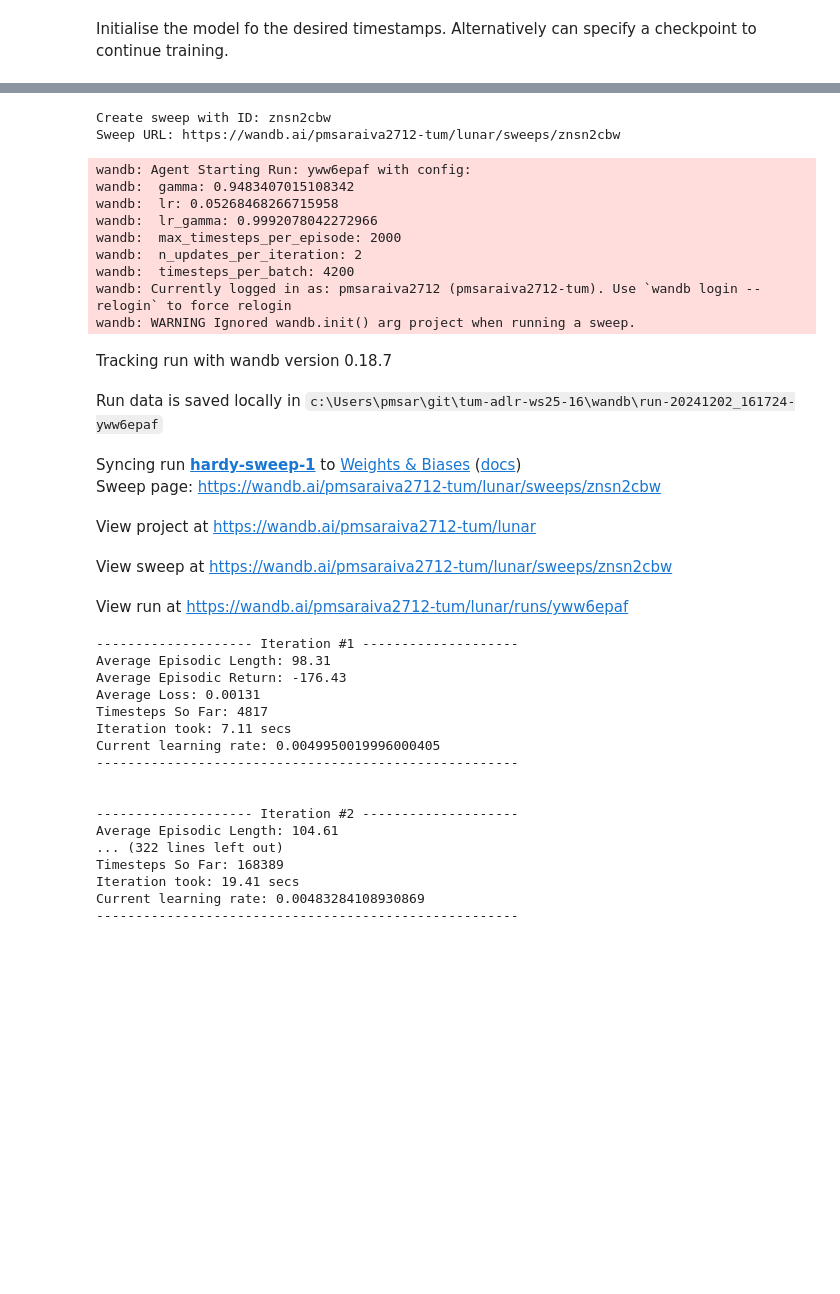
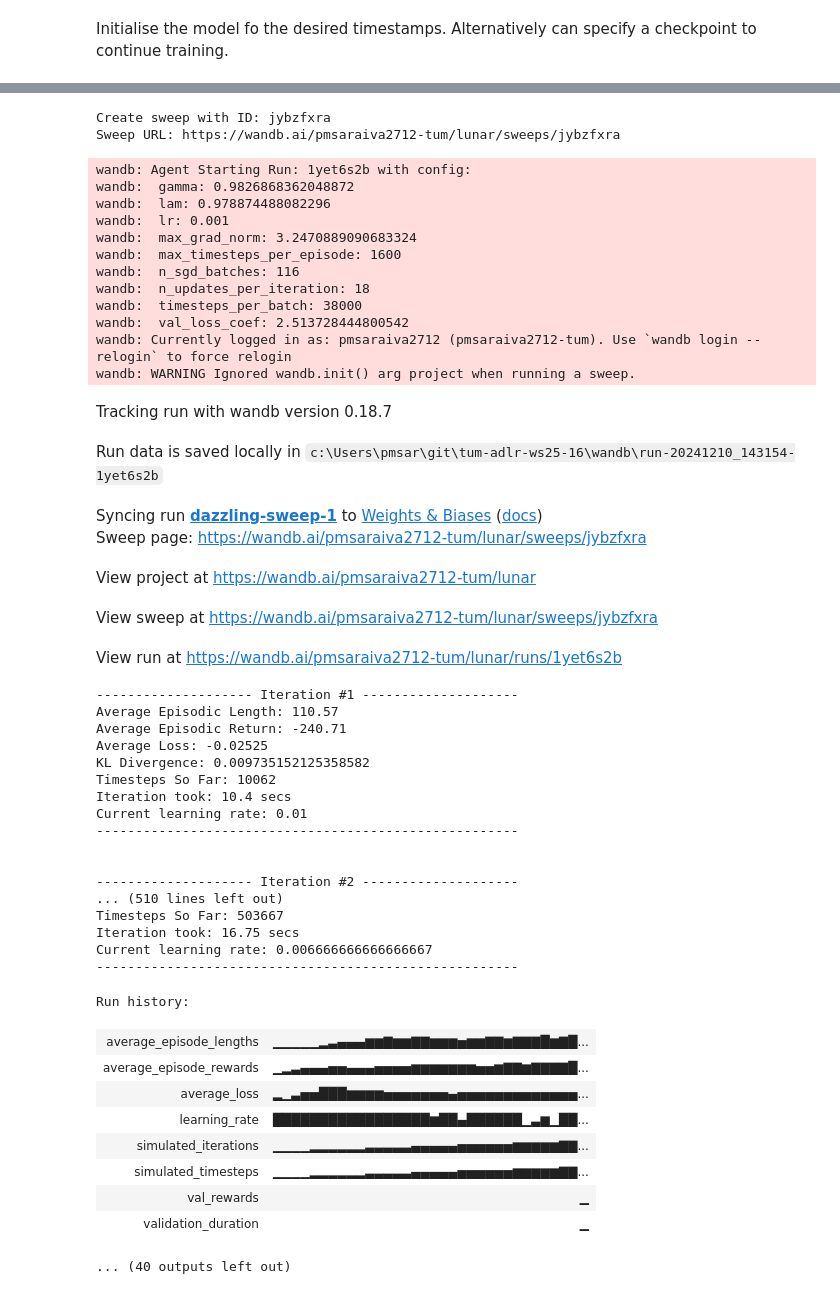
Before and after one commit to Paulomen2712/tum-adlr-ws25-16, a Jupyter notebook: PPO_lunar_lander_hyperparameter.ipynb, the cells around one changed output, grey strips where cells are left out. Drawn from its saved outputs; the diff is of its cells as text; code cells hidden in the pictures; blank space fills up the shorter version.

```diff
--- a/PPO_lunar_lander_hyperparameter.ipynb
+++ b/PPO_lunar_lander_hyperparameter.ipynb
@@ -22,7 +17,7 @@ from logger import WandbSummaryWritter
 Setup the hyperparameters in the code cell below.
 # %%
 misc_hyperparameters = {
-    'save_freq': 50  ,                           # How often we save in number of iterations
+    'save_freq': 0  ,                           # How often we save in number of iterations
     'num_workers': 8  ,
     'seed': None
 }
@@ -64,56 +89,68 @@ sweep_config = {
 # %%
 def train_model(config = None):
     logger = WandbSummaryWritter(project='lunar', config =config)
-    ppo = ppo = PPO(logger,**misc_hyperparameters) if config is None else PPO(summary_writter=logger, lr = config.lr, gamma = config.gamma, n_updates_per_iteration = config.n_updates_per_iteration, max_timesteps_per_episode = config.max_timesteps_per_episode, **misc_hyperparameters)
+    ppo = ppo = PPO(logger,**misc_hyperparameters) if config is None else PPO(summary_writter=logger, **config, **misc_hyperparameters)
     ppo.train(TOTAL_TIMESTEPS_TO_TRAIN)
 
-    env = LunarContinuous().make_environment_for_recording()
-    val_rews, val_dur = ppo.validate(VAL_ITER,env)
+    val_rews, val_dur = ppo.validate(VAL_ITER, False)
 
     wandb.log({
         "val_rewards": np.mean(val_rews),
-        "validation_duration": np.mean(val_dur),
-        "max_reward_video": wandb.Video(f"videos\\rl-video-episode-{np.argmax(val_rews)}.mp4", fps=4, format="mp4")
+        "validation_duration": np.mean(val_dur)
+        # "max_reward_video": wandb.Video(f"videos\\rl-video-episode-{np.argmax(val_rews)}.mp4", fps=4, format="mp4")
     })
 # %% [markdown]
 Initialise the model fo the desired timestamps. Alternatively can specify a checkpoint to continue training.
 # %%
 sweep_id = wandb.sweep(sweep_config, project="lunar")
-wandb.agent(sweep_id, function=train_model)
+wandb.agent(sweep_id, function=train_model, count=MAX_RUN_COUNT)
 # %% [output]
 wandb: Using wandb-core as the SDK backend.  Please refer to https://wandb.me/wandb-core for more information.
-Create sweep with ID: znsn2cbw
-Sweep URL: https://wandb.ai/pmsaraiva2712-tum/lunar/sweeps/znsn2cbw
+Create sweep with ID: jybzfxra
+Sweep URL: https://wandb.ai/pmsaraiva2712-tum/lunar/sweeps/jybzfxra
-wandb: Agent Starting Run: yww6epaf with config:
-wandb:  gamma: 0.9483407015108342
-wandb:  lr: 0.05268468266715958
-wandb:  lr_gamma: 0.9992078042272966
-wandb:  max_timesteps_per_episode: 2000
-wandb:  n_updates_per_iteration: 2
-wandb:  timesteps_per_batch: 4200
+wandb: Agent Starting Run: 1yet6s2b with config:
+wandb:  gamma: 0.9826868362048872
+wandb:  lam: 0.978874488082296
+wandb:  lr: 0.001
+wandb:  max_grad_norm: 3.2470889090683324
+wandb:  max_timesteps_per_episode: 1600
+wandb:  n_sgd_batches: 116
+wandb:  n_updates_per_iteration: 18
+wandb:  timesteps_per_batch: 38000
+wandb:  val_loss_coef: 2.513728444800542
 wandb: Currently logged in as: pmsaraiva2712 (pmsaraiva2712-tum). Use `wandb login --relogin` to force relogin
 wandb: WARNING Ignored wandb.init() arg project when running a sweep.
 Tracking run with wandb version 0.18.7
-Run data is saved locally in c:\Users\pmsar\git\tum-adlr-ws25-16\wandb\run-20241202_161724-yww6epaf
+Run data is saved locally in c:\Users\pmsar\git\tum-adlr-ws25-16\wandb\run-20241210_143154-1yet6s2b
-Syncing run hardy-sweep-1 to Weights & Biases (docs)
-Sweep page: https://wandb.ai/pmsaraiva2712-tum/lunar/sweeps/znsn2cbw
+Syncing run dazzling-sweep-1 to Weights & Biases (docs)
+Sweep page: https://wandb.ai/pmsaraiva2712-tum/lunar/sweeps/jybzfxra
 View project at https://wandb.ai/pmsaraiva2712-tum/lunar
-View sweep at https://wandb.ai/pmsaraiva2712-tum/lunar/sweeps/znsn2cbw
+View sweep at https://wandb.ai/pmsaraiva2712-tum/lunar/sweeps/jybzfxra
-View run at https://wandb.ai/pmsaraiva2712-tum/lunar/runs/yww6epaf
+View run at https://wandb.ai/pmsaraiva2712-tum/lunar/runs/1yet6s2b
 -------------------- Iteration #1 --------------------
-Average Episodic Length: 98.31
-Average Episodic Return: -176.43
-Average Loss: 0.00131
-Timesteps So Far: 4817
-Iteration took: 7.11 secs
-Current learning rate: 0.0049950019996000405
+Average Episodic Length: 110.57
+Average Episodic Return: -240.71
+Average Loss: -0.02525
+KL Divergence: 0.009735152125358582
+Timesteps So Far: 10062
+Iteration took: 10.4 secs
+Current learning rate: 0.01
 ------------------------------------------------------
 
 
 -------------------- Iteration #2 --------------------
-Average Episodic Length: 104.61
-... (322 lines left out)
-Timesteps So Far: 168389
-Iteration took: 19.41 secs
-Current learning rate: 0.00483284108930869
+... (510 lines left out)
+Timesteps So Far: 503667
+Iteration took: 16.75 secs
+Current learning rate: 0.006666666666666667
 ------------------------------------------------------
+Run history:
+| average_episode_lengths | ▁▁▁▁▁▂▃▄▄▄▆▆▇▆▆▇▇▆▆▆▅▆▆▇▇▆▇▇▇█▆▇█... |
+| average_episode_rewards | ▁▂▃▄▄▄▅▅▄▄▄▅▅▅▅▆▆▆▆▆▆▆▅▅▆▇▇▆▇▇▇▇█... |
+| average_loss | ▂▁▃▅▅███▆▆▆▆▅▅▅▅▅▅▅▄▅▅▅▅▅▅▅▅▅▅▅▅▅... |
+| learning_rate | █████████████████▆██▄██████▁▃▆▁██... |
+| simulated_iterations | ▁▁▁▁▂▂▂▂▂▂▃▃▃▃▃▄▄▄▄▄▅▅▅▅▅▅▆▆▆▆▆▇▇... |
+| simulated_timesteps | ▁▁▁▁▂▂▂▂▂▂▃▃▃▃▃▄▄▄▄▄▅▅▅▅▅▅▆▆▆▆▆▇▇... |
+| val_rewards | ▁ |
+| validation_duration | ▁ |
+... (40 outputs left out)
```
Also changed, not shown: parts of 3 cells of this notebook, 7 other files.
